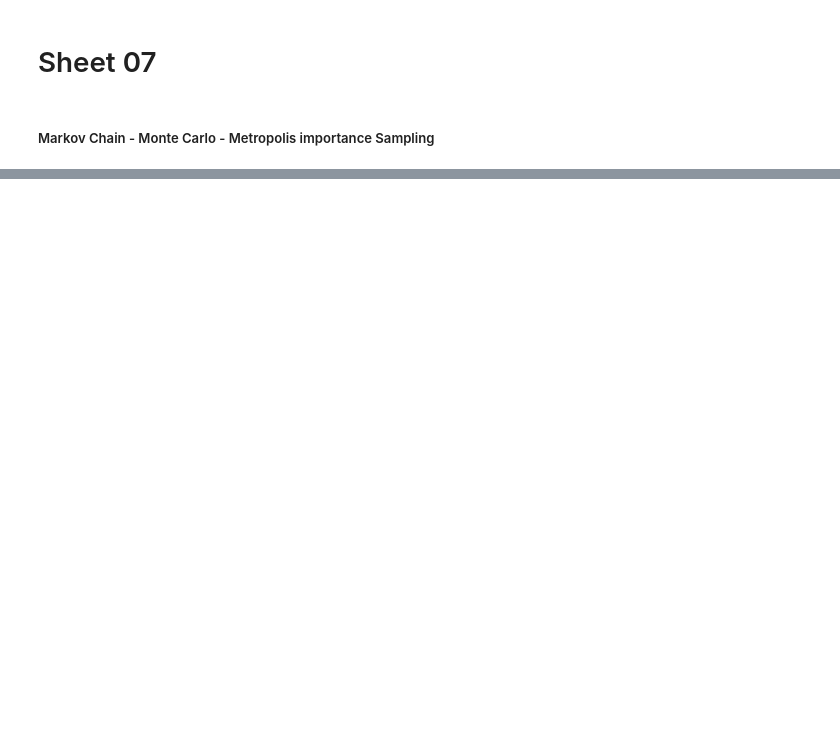
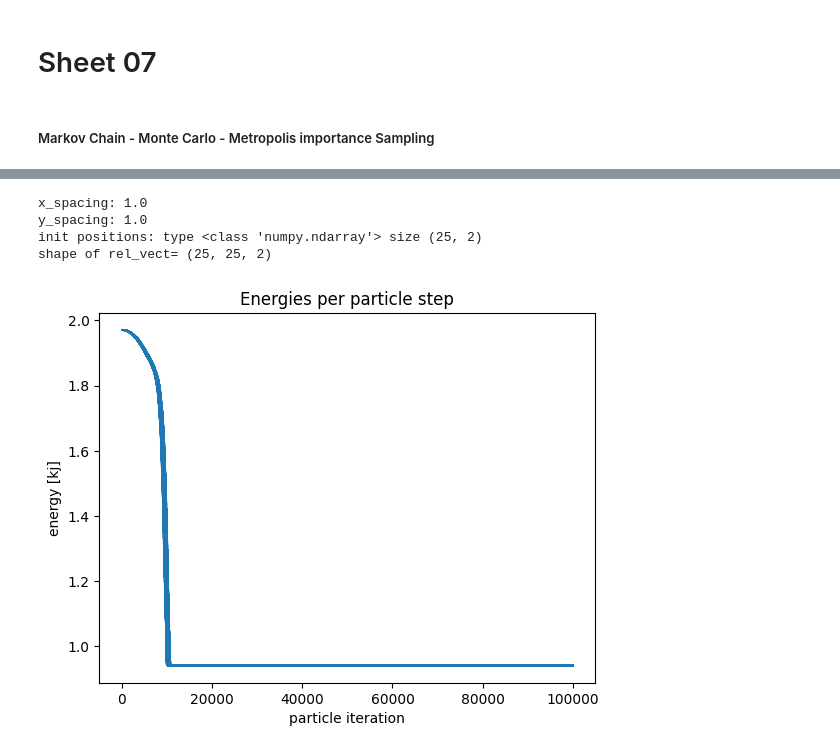
Before and after one commit to DominicNieder/Complex-Classical-Systems, a Jupyter notebook: 07Sheet/DominicNie_07.ipynb, the cells around one changed output, grey strips where cells are left out. Drawn from its saved outputs; the diff is of its cells as text; code cells hidden in the pictures; blank space fills up the shorter version.

```diff
--- a/07Sheet/DominicNie_07.ipynb
+++ b/07Sheet/DominicNie_07.ipynb
@@ -258,0 +205,52 @@ result1-result2 [0. 0.]
+# %%
+N=25
+B=(5,5)     # nm
+DELTA_X=0.01       # nm
+K_B=1.38e-23  # J/K
+TEMP= 293.15  # K
+ITER=4000
+
+P0 = initiate_positions_on_grid(N,B)
+r = initiate_distances(positions=P0,box=B)
+
+collect_distances=np.zeros((ITER,N,N-1))
+e=np.zeros((ITER,N))
+
+
+for iter in range(ITER):
+    dx= montecarlo_step(np.shape(P0),DELTA_X)
+    for par in range(N):
+
+        d1= np.linalg.norm(np.delete(r[par,:,:],obj=par,axis=0),axis=1)
+        e1= sum(LJ_potential(d1))
+
+        r2= r[par]+dx[par]
+        d2= np.linalg.norm(np.delete(r2,obj=par,axis=0),axis=1)
+        e2= np.sum(LJ_potential(d2))
+
+        de= e2-e1
+        # E1>=E2 or ln P >= ln q
+        if 0>=de or -de/(K_B*TEMP) >= np.log(np.random.uniform(0,1)):
+            r[par]=r2
+            e[iter, par]= e2
+            collect_distances[iter,par]= d2
+        else:
+            e[iter, par]= e1
+            collect_distances[iter,par]= d1
+# %% [output]
+x_spacing: 1.0
+y_spacing: 1.0
+init positions: type <class 'numpy.ndarray'> size (25, 2)
+shape of rel_vect= (25, 25, 2)
+# %%
+plt.title("Energies per particle step")
+plt.plot(np.arange(ITER*N),e.flatten()+2)
+plt.xlabel("particle iteration")
+plt.ylabel("energy [kj]")
+#plt.xscale("log")
+#plt.yscale("log")
+plt.savefig("MC-Energies-per-particel-iteration.png")
+plt.show()
+plt.close()
+# %% [output]
+[figure, added]
```
Also changed, not shown: parts of 8 cells of this notebook.
